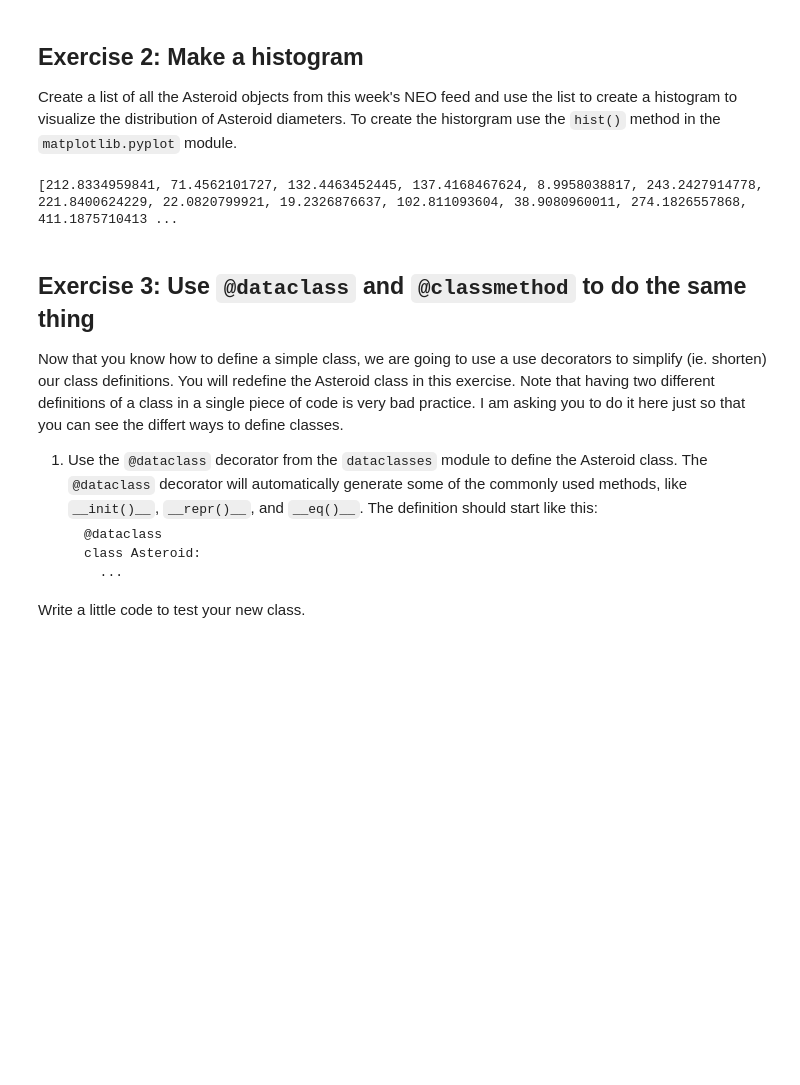
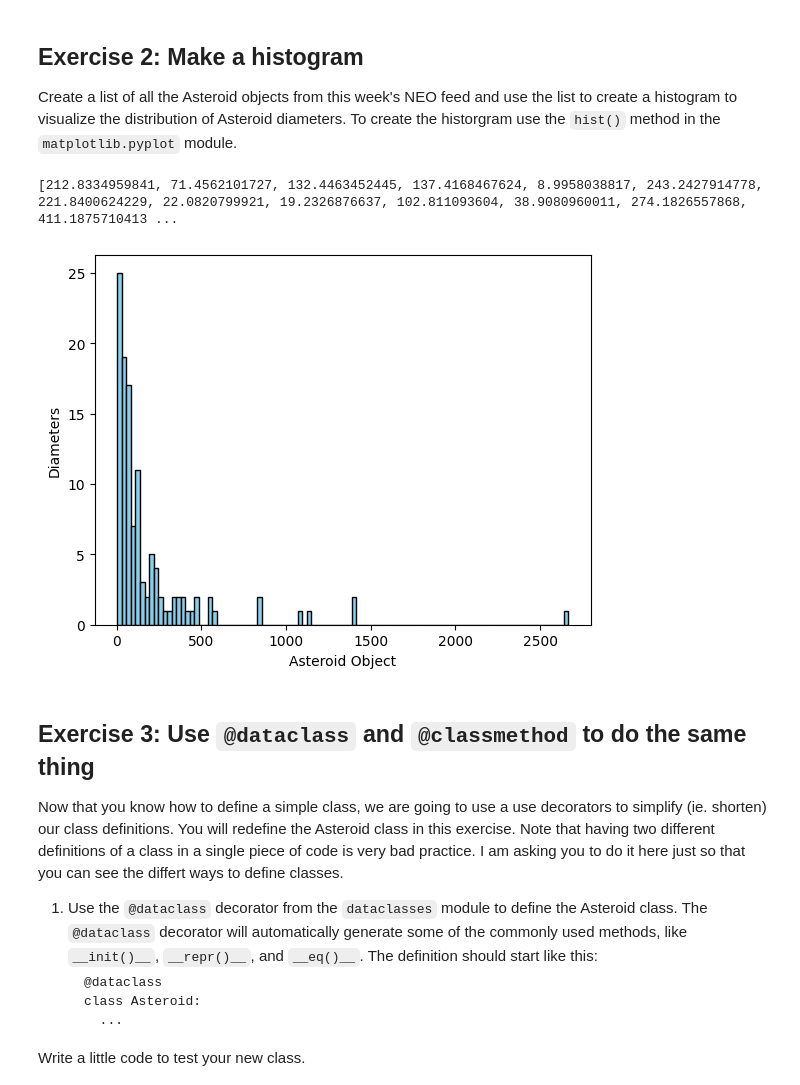
Before and after one commit to arsh20004/comp215, a Jupyter notebook: labs/lab03-classes.ipynb, the cells around one changed output. Cells and saved outputs as stored; diff of their text form; code cells hidden in the pictures; blank space fills up the shorter version.

```diff
--- a/labs/lab03-classes.ipynb
+++ b/labs/lab03-classes.ipynb
@@ -102,9 +102,17 @@ class Asteroid:
 Create a list of all the Asteroid objects from this week's NEO feed and use the list to create a histogram to visualize the distribution of Asteroid diameters.  To create the historgram use the `hist()` method in the `matplotlib.pyplot` module.
 # %%
 NeosD=[neo['estimated_diameter']['meters']['estimated_diameter_max'] for neo in neos ]
+
+plt.hist(NeosD, bins=100, color='skyblue', edgecolor='black')
+plt.xlabel('Asteroid Object')
+plt.ylabel('Diameters')
+
+
+
 print(NeosD)
 # %% [output]
 [212.8334959841, 71.4562101727, 132.4463452445, 137.4168467624, 8.9958038817, 243.2427914778, 221.8400624229, 22.0820799921, 19.2326876637, 102.811093604, 38.9080960011, 274.1826557868, 411.1875710413 ...
+[figure, added]
 # %% [markdown]
 ## Exercise 3: Use `@dataclass` and `@classmethod` to do the same thing
 
```
